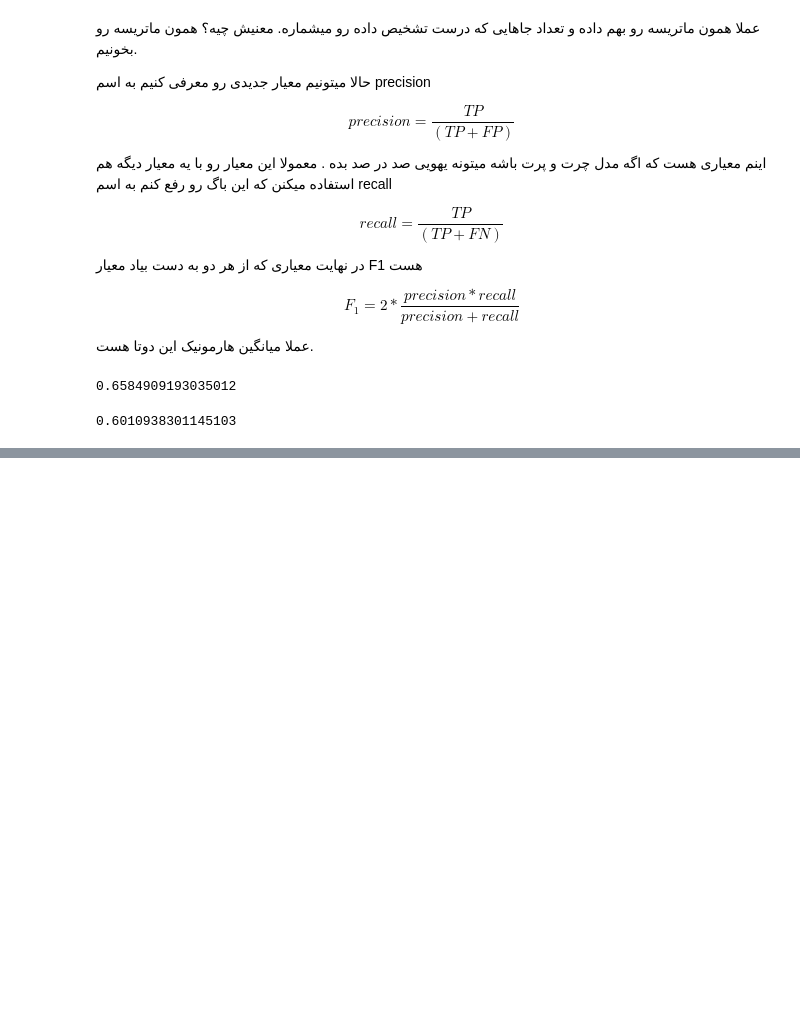
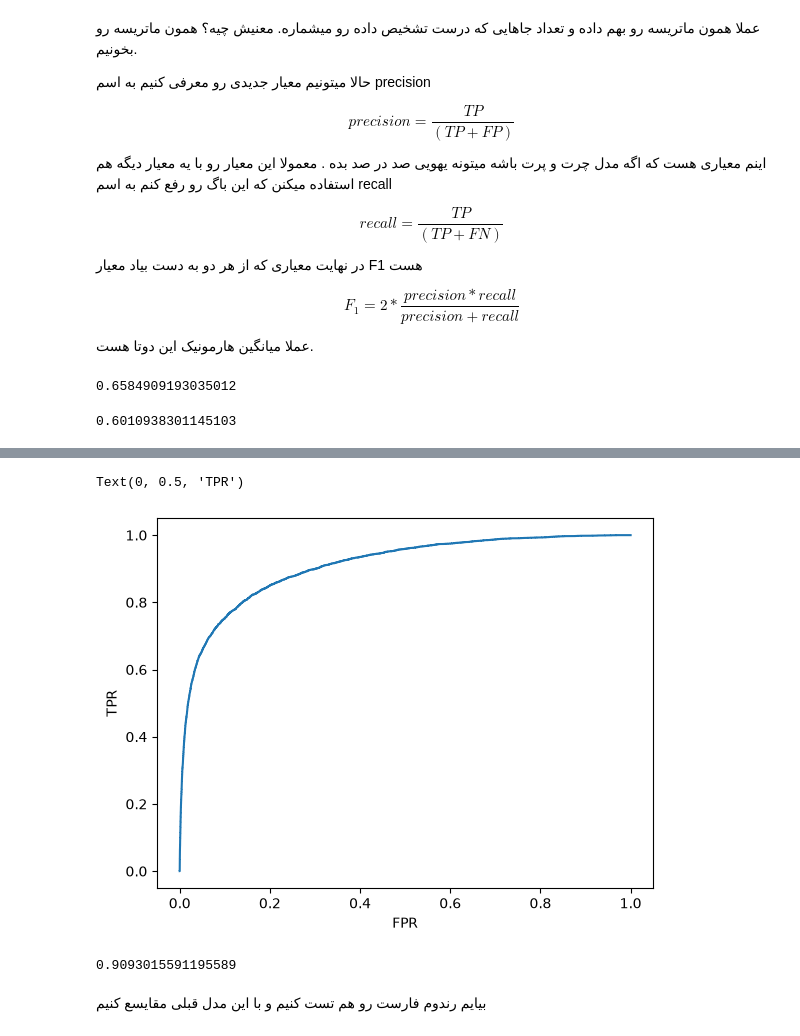
Before and after one commit to Shayan-Zavvarei/ml-eghbali, a Jupyter notebook: codes/ch3-classification.ipynb, the cells around one changed output, grey strips where cells are left out. Cells and saved outputs as stored; diff of their text form; code cells hidden in the pictures; blank space fills up the shorter version.

```diff
--- a/codes/ch3-classification.ipynb
+++ b/codes/ch3-classification.ipynb
@@ -243,0 +445,14 @@ recall_score(y_train8, y_pred)
+# %%
+plt.plot(fpr, tpr)
+plt.xlabel("FPR")
+plt.ylabel("TPR")
+# %% [output]
+Text(0, 0.5, 'TPR')
+[figure, added]
+# %%
+from sklearn.metrics import roc_auc_score
+roc_auc_score(y_train8, y_scores)
+# %% [output]
+0.9093015591195589
+# %% [markdown]
+بیایم رندوم فارست رو هم تست کنیم و با این مدل قبلی مقایسع کنیم
```
Also changed, not shown: parts of 22 cells of this notebook.
